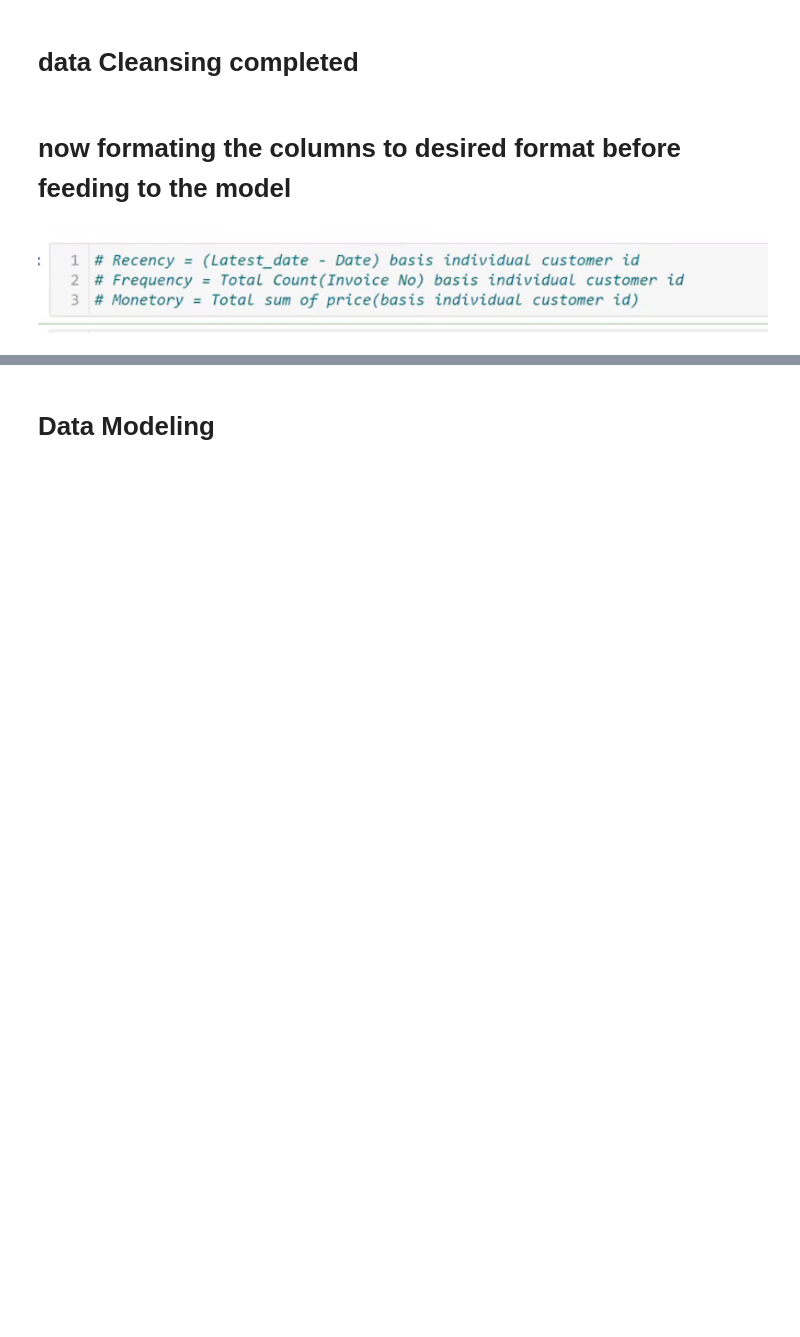
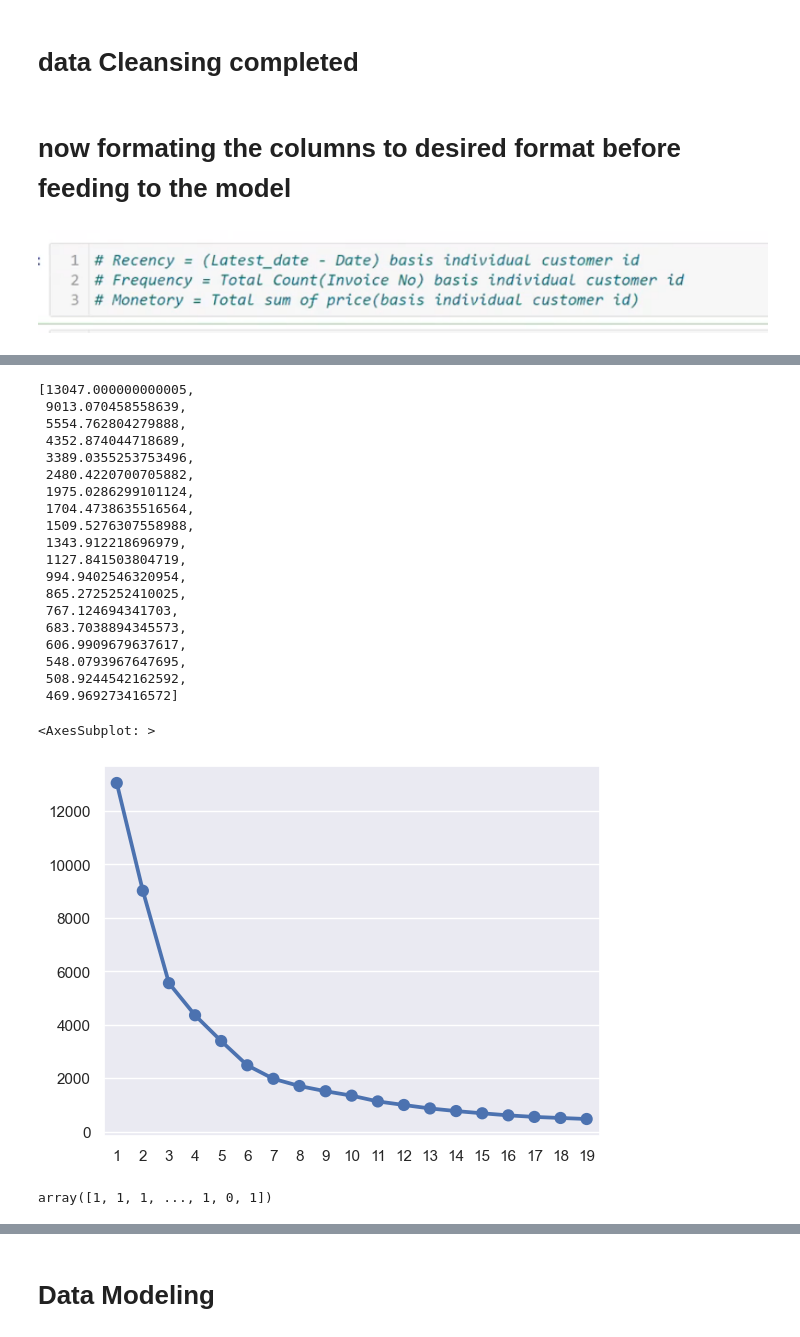
Before and after one commit to Sarvesh-Kesharwani/HouseDataPrediction_kaggle, a Jupyter notebook: AllDomain_AllMLProblems_Projects/Ecommerce/Ecommerce Retention Optimization.ipynb, the cells around one changed output, grey strips where cells are left out. Drawn from its saved outputs; the diff is of its cells as text; code cells hidden in the pictures; blank space fills up the shorter version.

```diff
--- a/AllDomain_AllMLProblems_Projects/Ecommerce/Ecommerce Retention Optimization.ipynb
+++ b/AllDomain_AllMLProblems_Projects/Ecommerce/Ecommerce Retention Optimization.ipynb
@@ -397,0 +491,5 @@ Formatted_data is :
+# %%
+#
+Formatted_data['RFM_Score_Concat'] = Formatted_data.R.map(str) + Formatted_data.F.map(str) + Formatted_data.M.map(str)
+Formatted_data['RFM_Score_Sum'] = Formatted_data[['R','F','M']].sum(axis=1)
+display(Formatted_data)
@@ -397,0 +510,6 @@ Formatted_data is :
+# %%
+Loyality_Level = ['Diamond','Gold','Platinum','Silver']
+score_cuts = pd.qcut(Formatted_data.RFM_Score_Sum, q=4, labels=Loyality_Level)
+Formatted_data['Loyality_Level'] = score_cuts.values
+RFMScores = Formatted_data.reset_index()
+RFMScores
@@ -397,0 +533,7 @@ Formatted_data is :
+# %%
+#
+RFMScores1 = RFMScores.copy()
+display(RFMScores1)
+
+RFMScores1 = RFMScores1.iloc[:,2:5]
+RFMScores1
@@ -397,0 +567,10 @@ Formatted_data is :
+# %%
+# Feature Scaling is required
+from sklearn.preprocessing import StandardScaler
+scaler = StandardScaler()
+scaler_x = scaler.fit_transform(RFMScores1)
+display(scaler_x)
+
+#
+scaler_data = pd.DataFrame(scaler_x, index=RFMScores1.index, columns=RFMScores1.columns)
+display(scaler_data)
@@ -397,0 +598,45 @@ Formatted_data is :
+# %%
+# Building K-Means Cluster / Hierarchical Cluster
+from sklearn.cluster import KMeans
+import seaborn as sns
+
+wcss = []
+
+for i in range(1,20):
+    kmeans = KMeans(n_clusters=i, init ='k-means++', max_iter = 1000, random_state=101)
+    kmeans.fit(scaler_data)
+    wcss.append(kmeans.inertia_)
+display(wcss)
+
+no_of_clusters = [1,2,3,4,5,6,7,8,9,10,11,12,13,14,15,16,17,18,19]
+# sns.__version__
+# ! pip install seaborn --
+sns.pointplot(x=no_of_clusters, y=wcss)
+# %% [output]
+[13047.000000000005,
+ 9013.070458558639,
+ 5554.762804279888,
+ 4352.874044718689,
+ 3389.0355253753496,
+ 2480.4220700705882,
+ 1975.0286299101124,
+ 1704.4738635516564,
+ 1509.5276307558988,
+ 1343.912218696979,
+ 1127.841503804719,
+ 994.9402546320954,
+ 865.2725252410025,
+ 767.124694341703,
+ 683.7038894345573,
+ 606.9909679637617,
+ 548.0793967647695,
+ 508.9244542162592,
+ 469.969273416572]
+<AxesSubplot: >
+[figure, added]
+# %%
+KM = KMeans(n_clusters=6, init ='k-means++', max_iter = 1000, random_state=101)
+y_kmeans = KM.fit_predict(scaler_data)
+y_kmeans
+# %% [output]
+array([1, 1, 1, ..., 1, 0, 1])
```
Also changed, not shown: parts of 18 cells of this notebook, 2 other files.
